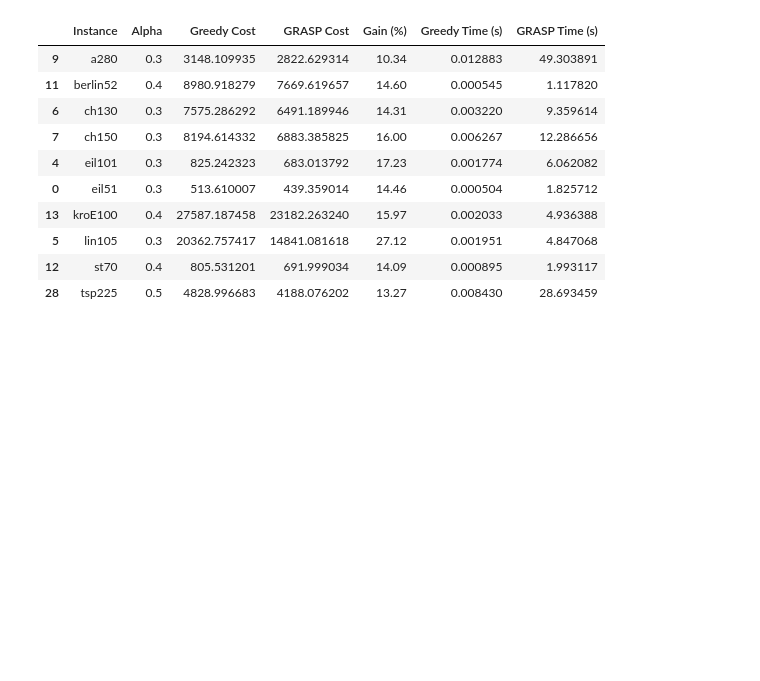
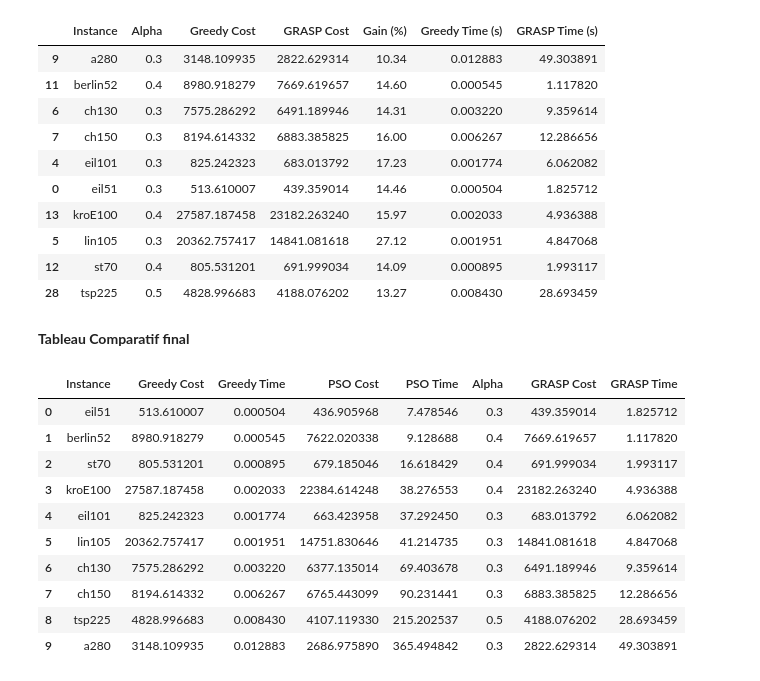
Before and after one commit to backyarrd/TSP-Metaheuristics, a Jupyter notebook: Projet_Meta.ipynb, the cells around one changed output. Cells and saved outputs as stored; diff of their text form; code cells hidden in the pictures; blank space fills up the shorter version.

```diff
--- a/Projet_Meta.ipynb
+++ b/Projet_Meta.ipynb
@@ -514,3 +514,45 @@ df_grasp.loc[df_grasp.groupby("Instance")["GRASP Cost"].idxmin()]
 | 5 | lin105 | 0.3 | 20362.757417 | 14841.081618 | 27.12 | 0.001951 | 4.847068 |
 | 12 | st70 | 0.4 | 805.531201 | 691.999034 | 14.09 | 0.000895 | 1.993117 |
 | 28 | tsp225 | 0.5 | 4828.996683 | 4188.076202 | 13.27 | 0.008430 | 28.693459 |
+# %%
+best_grasp = df_grasp.loc[df_grasp.groupby("Instance")["GRASP Cost"].idxmin()]
+# %%
+df_greedy = pd.DataFrame([
+    {
+        "Instance": name,
+        "Greedy Cost": greedy_results[name]["cost"],
+        "Greedy Time": greedy_results[name]["time"]
+    }
+    for name in greedy_results
+])
+# %%
+df_pso = pd.DataFrame([
+    {
+        "Instance": name,
+        "PSO Cost": pso_results[name]["cost"],
+        "PSO Time": pso_results[name]["time"]
+    }
+    for name in pso_results
+])
+# %%
+best_grasp = best_grasp[["Instance", "Alpha", "GRASP Cost", "GRASP Time (s)"]]
+best_grasp = best_grasp.rename(columns={"GRASP Time (s)": "GRASP Time"})
+# %% [markdown]
+**Tableau Comparatif final**
+# %%
+df_final = df_greedy.merge(df_pso, on="Instance").merge(best_grasp, on="Instance")
+
+df_final = df_final.sort_values("Instance")
+df_final.sort_index()
+# %% [output]
+|  | Instance | Greedy Cost | Greedy Time | PSO Cost | PSO Time | Alpha | GRASP Cost | GRASP Time |
+| 0 | eil51 | 513.610007 | 0.000504 | 436.905968 | 7.478546 | 0.3 | 439.359014 | 1.825712 |
+| 1 | berlin52 | 8980.918279 | 0.000545 | 7622.020338 | 9.128688 | 0.4 | 7669.619657 | 1.117820 |
+| 2 | st70 | 805.531201 | 0.000895 | 679.185046 | 16.618429 | 0.4 | 691.999034 | 1.993117 |
+| 3 | kroE100 | 27587.187458 | 0.002033 | 22384.614248 | 38.276553 | 0.4 | 23182.263240 | 4.936388 |
+| 4 | eil101 | 825.242323 | 0.001774 | 663.423958 | 37.292450 | 0.3 | 683.013792 | 6.062082 |
+| 5 | lin105 | 20362.757417 | 0.001951 | 14751.830646 | 41.214735 | 0.3 | 14841.081618 | 4.847068 |
+| 6 | ch130 | 7575.286292 | 0.003220 | 6377.135014 | 69.403678 | 0.3 | 6491.189946 | 9.359614 |
+| 7 | ch150 | 8194.614332 | 0.006267 | 6765.443099 | 90.231441 | 0.3 | 6883.385825 | 12.286656 |
+| 8 | tsp225 | 4828.996683 | 0.008430 | 4107.119330 | 215.202537 | 0.5 | 4188.076202 | 28.693459 |
+| 9 | a280 | 3148.109935 | 0.012883 | 2686.975890 | 365.494842 | 0.3 | 2822.629314 | 49.303891 |
```
